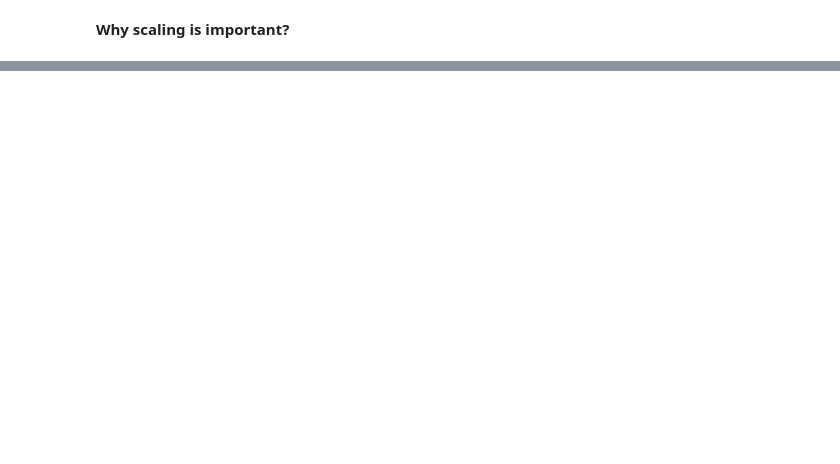
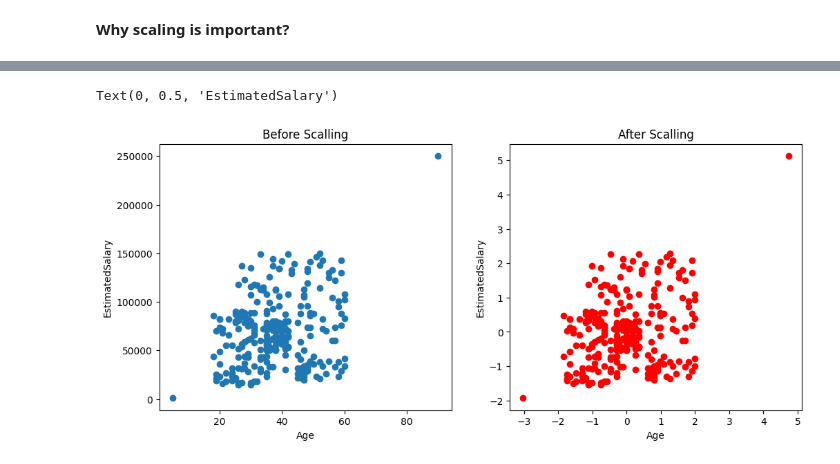
Before and after one commit to ajaykumar080286/feature_engineering, a Jupyter notebook: 9_standardization.ipynb, the cells around one changed output, grey strips where cells are left out. Drawn from its saved outputs; the diff is of its cells as text; code cells hidden in the pictures; blank space fills up the shorter version.

```diff
--- a/9_standardization.ipynb
+++ b/9_standardization.ipynb
@@ -266,0 +367,5 @@ Text(0, 0.5, 'EstimatedSalary')
+# %%
+from sklearn.preprocessing import StandardScaler
+sc=StandardScaler()
+# %%
+sc.fit(X_train)
@@ -266,0 +374,6 @@ Text(0, 0.5, 'EstimatedSalary')
+# %%
+X_train_trans=sc.transform(X_train)
+X_test_trans=sc.transform(X_test)
+# %%
+X_train_trans=pd.DataFrame(X_train_trans, columns=X_train.columns)
+X_test_trans=pd.DataFrame(X_test_trans, columns=X_train.columns)
@@ -266,0 +396,15 @@ Text(0, 0.5, 'EstimatedSalary')
+# %%
+fig, (ax1, ax2) = plt.subplots(ncols=2, figsize=(12, 5))
+
+ax1.scatter(X_train["Age"], X_train["EstimatedSalary"])
+ax1.set_title("Before Scalling")
+ax1.set_xlabel("Age")
+ax1.set_ylabel("EstimatedSalary")
+
+ax2.scatter(X_train_trans["Age"], X_train_trans["EstimatedSalary"],color='red')
+ax2.set_title("After Scalling")
+ax2.set_xlabel("Age")
+ax2.set_ylabel("EstimatedSalary")
+# %% [output]
+Text(0, 0.5, 'EstimatedSalary')
+[figure, added]
```
Also changed, not shown: parts of 28 cells of this notebook.
